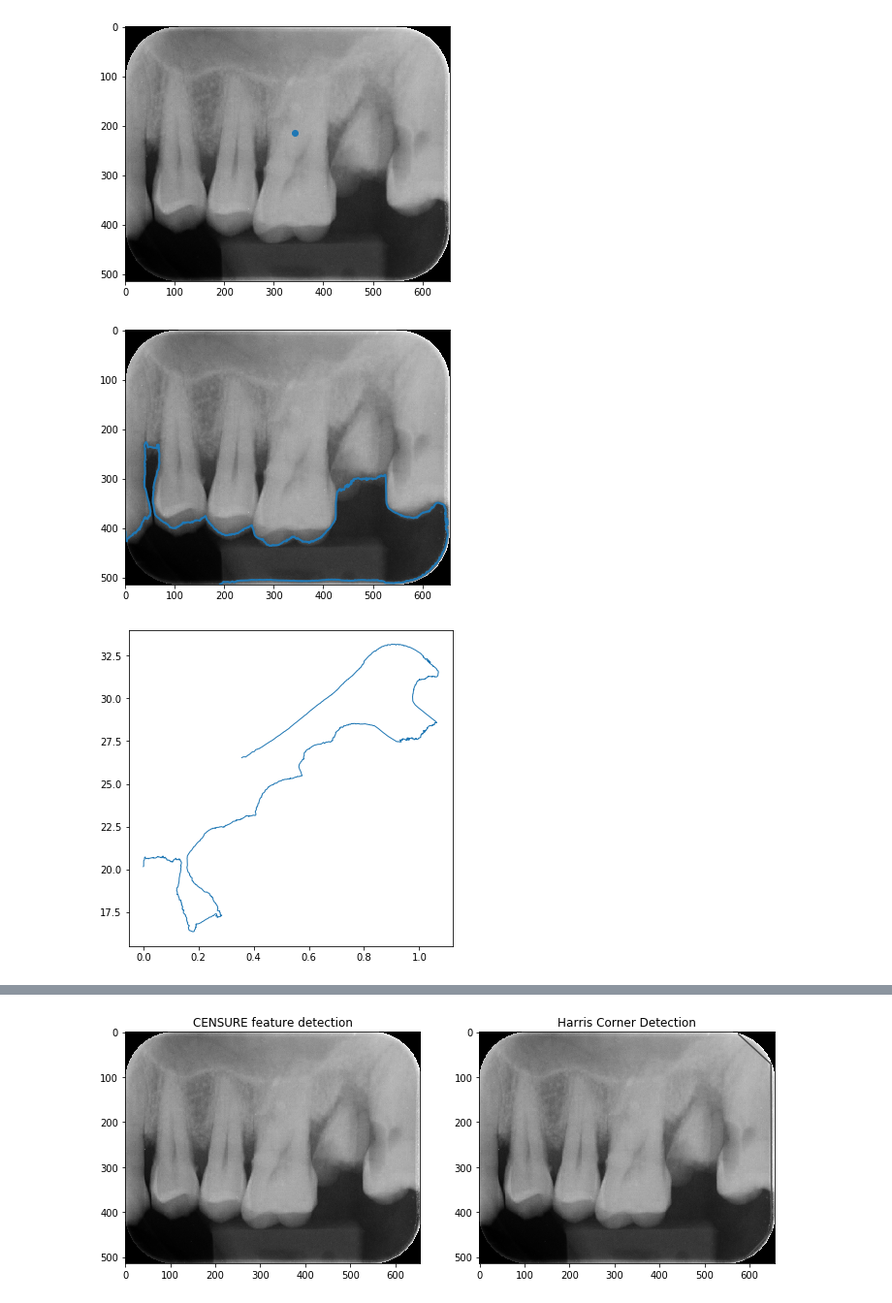
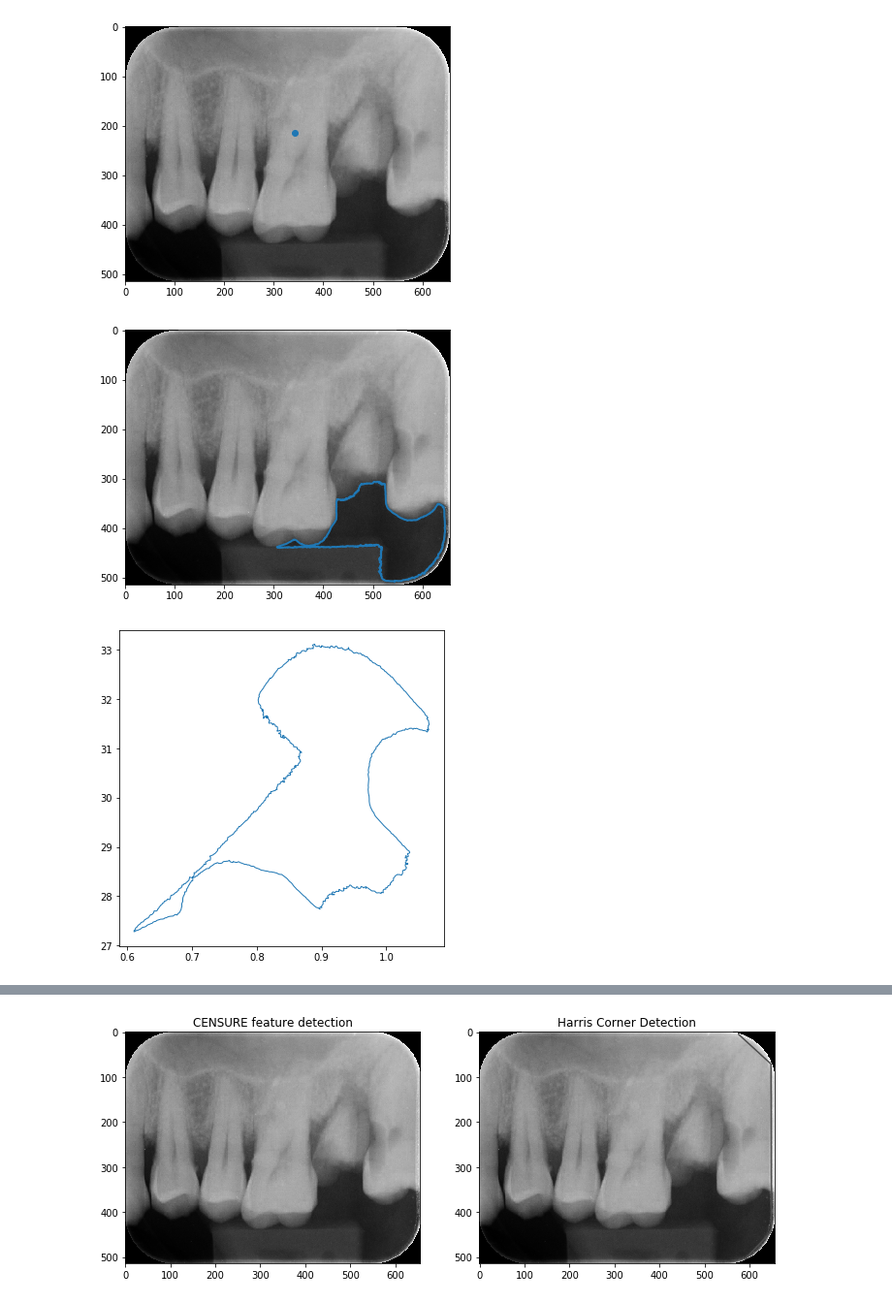
Before and after one commit to qfaizan401/Project-Dentistry, a Jupyter notebook: project/New - Classes Extraction .ipynb, the cells around one changed output, grey strips where cells are left out. Shown at 97% size. Cells and saved outputs as stored; diff of their text form; code cells hidden in the pictures.

```diff
--- a/project/New - Classes Extraction .ipynb
+++ b/project/New - Classes Extraction .ipynb
@@ -32,17 +33,17 @@ plt.show()
 # %% [output]
 [figure]
 # %%
-contours = measure.find_contours(img, .3)
+contours = measure.find_contours(img, .2)
 
 # from which we choose the longest one
 contour = max(contours, key=len)
 
 # let us see the contour that we hopefully found
 plt.plot(contour[::,1], contour[::,0], linewidth=2)  # (I will explain this [::,x] later)
 plt.imshow(img, cmap='gray')
 plt.show()
 # %% [output]
-[figure, old version]
+[figure, new version]
 # %%
 # cartesian to polar coordinates, just as the image shows above
 def cart2pol(x, y):
@@ -57,7 +58,7 @@ polar_contour = np.array([cart2pol(x, y) for x, y in contour])
 plt.plot(polar_contour[::,1], polar_contour[::,0], linewidth=1)
 plt.show()
 # %% [output]
-[figure, old version]
+[figure, new version]
 # %%
 contour[::,1] -= cx  # demean X
 contour[::,0] -= cy  # demean Y
```
Also changed, not shown: parts of 10 cells of this notebook.
